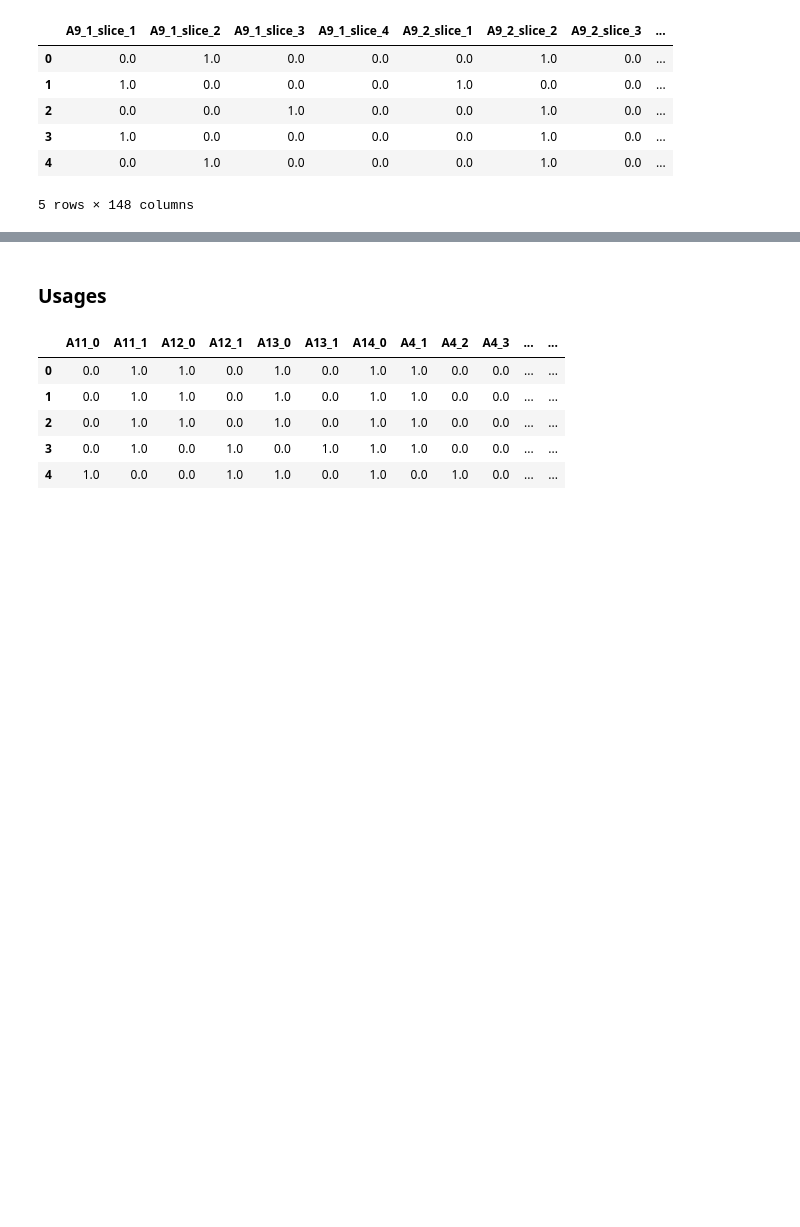
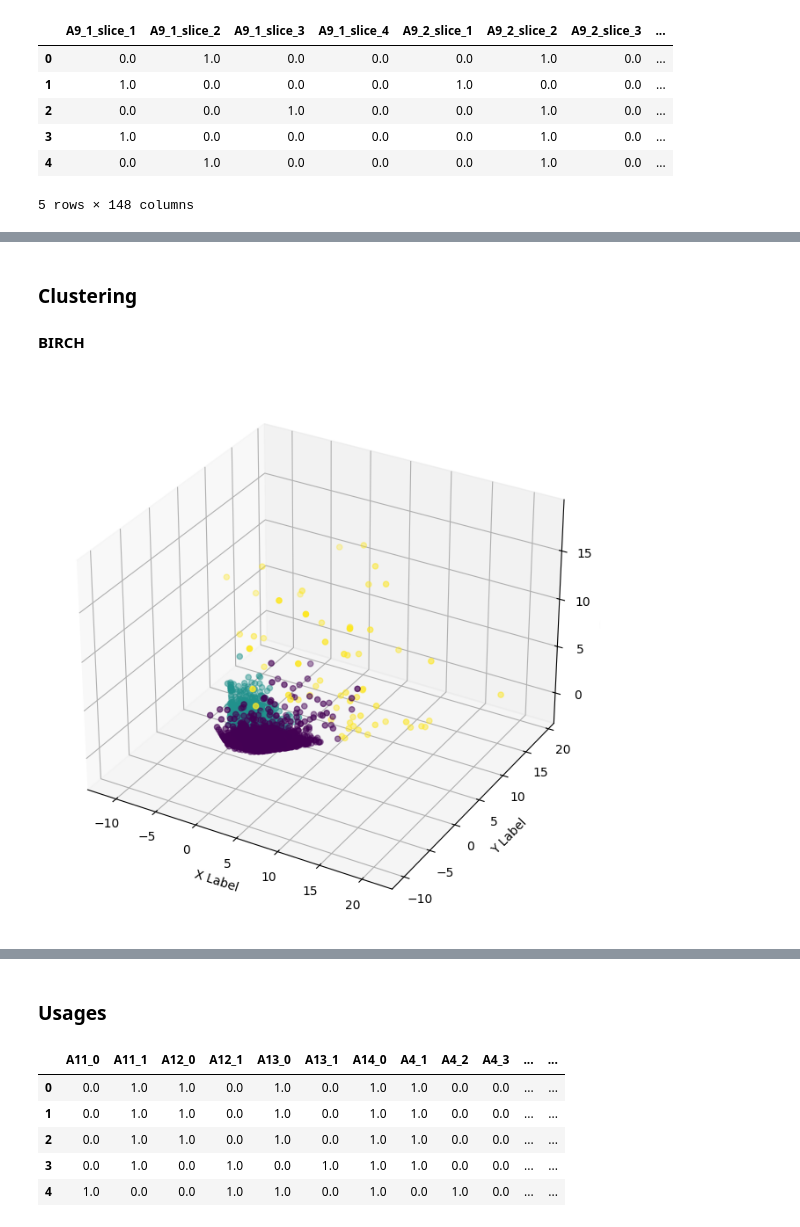
Before and after one commit to QuentinFISCH/qantar, a Jupyter notebook: tp1/exploration.ipynb, the cells around one changed output, grey strips where cells are left out. Cells and saved outputs as stored; diff of their text form; code cells hidden in the pictures; blank space fills up the shorter version.

```diff
--- a/tp1/exploration.ipynb
+++ b/tp1/exploration.ipynb
@@ -103,0 +109,24 @@ plt.show()
+# %% [markdown]
+### Clustering
+
+#### BIRCH
+# %%
+from sklearn.cluster import Birch
+import matplotlib.pyplot as plt
+
+# BIRCH clustering
+brc = Birch(branching_factor=50, threshold=1.5, n_clusters=3)
+brc.fit(data_attitude_weighted)
+
+# Plotting
+labels = brc.predict(data_attitude_weighted)
+# Plotting in 3D
+fig = plt.figure(figsize=(8, 8))
+ax = fig.add_subplot(111, projection='3d')
+ax.scatter(data_attitude_pca.iloc[:, 0], data_attitude_pca.iloc[:, 1], data_attitude_pca.iloc[:, 2], cmap='viridis', c=labels)
+ax.set_xlabel('X Label')
+ax.set_ylabel('Y Label')
+ax.set_zlabel('Z Label')
+plt.show()
+# %% [output]
+[figure, added]
```
Also changed, not shown: parts of 9 cells of this notebook.
